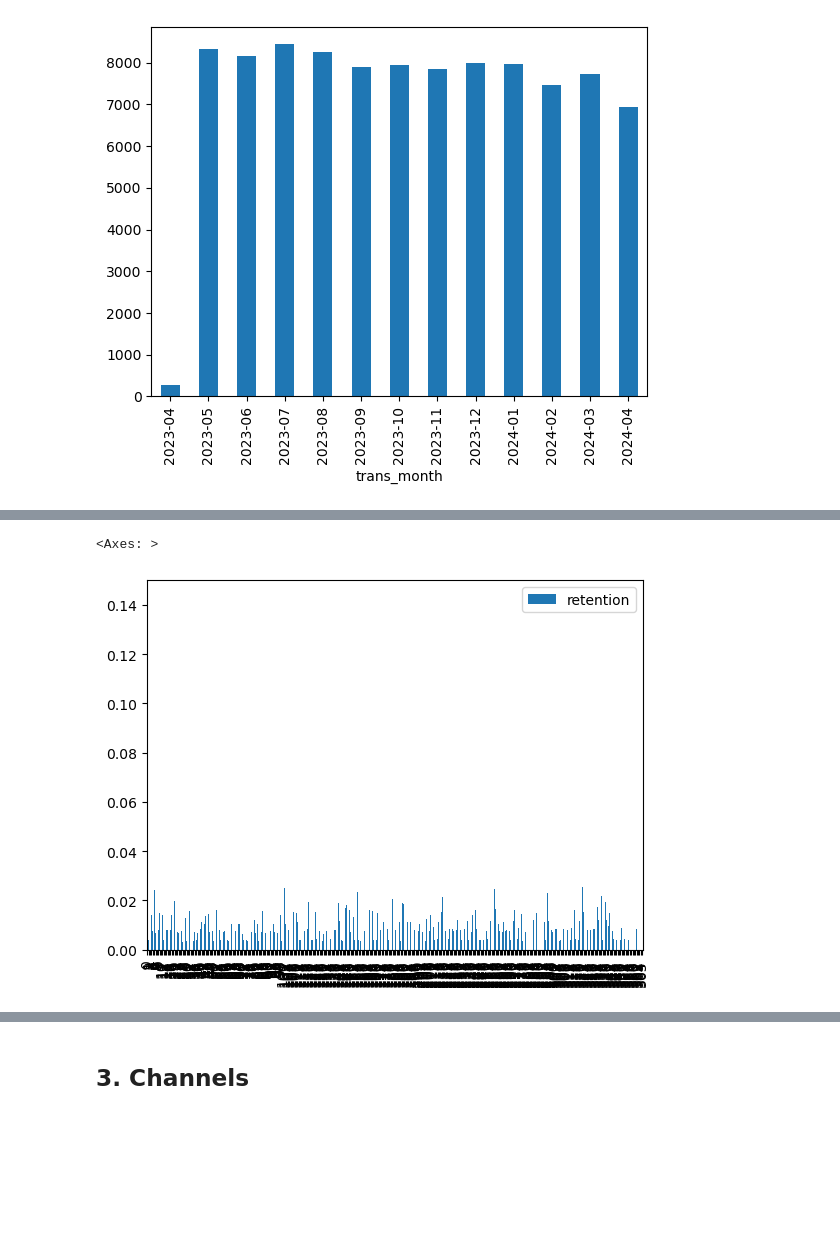
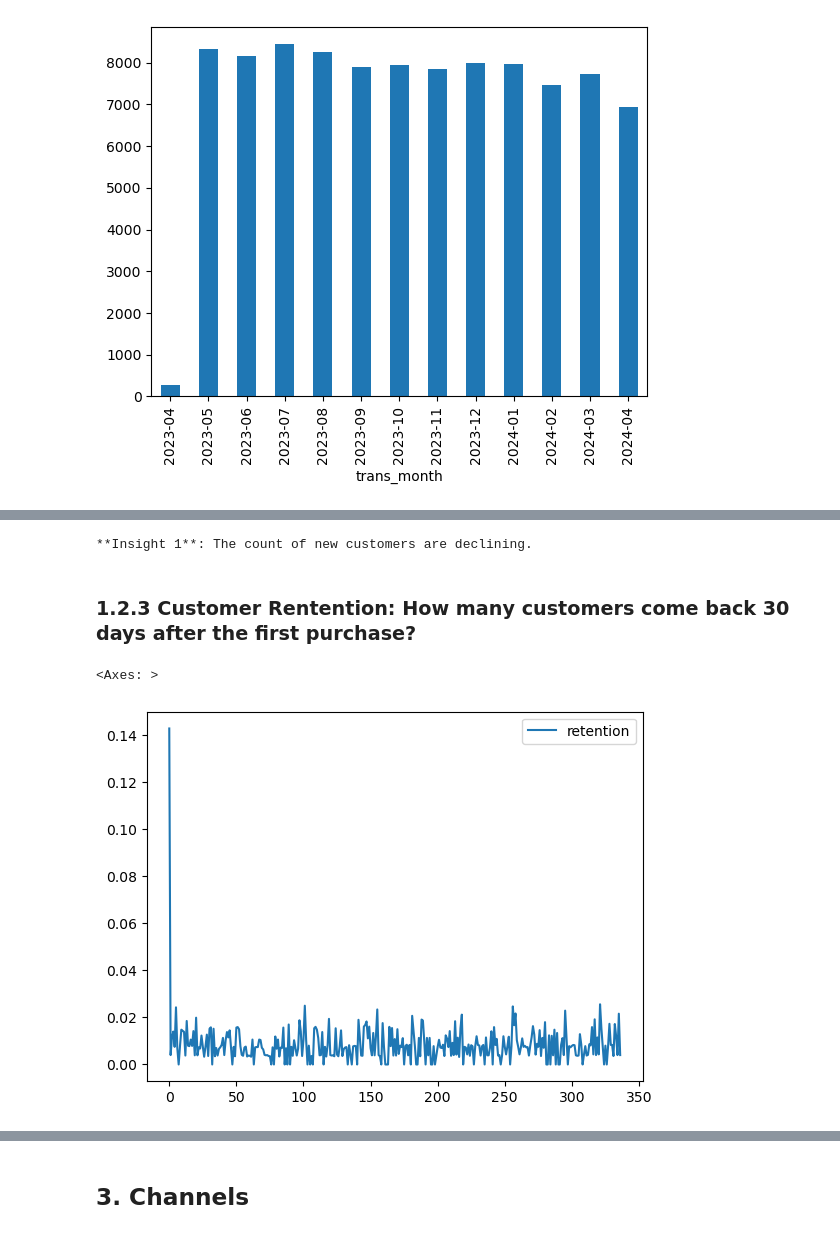
Before and after one commit to Yanxin-Ye/ml-ops-notes, a Jupyter notebook: designing-ml-systems/retail-transactions/visualization_and_insights.ipynb, the cells around one changed output, grey strips where cells are left out. Saved outputs shown, nothing was run; the diff lists cells and outputs as text; code cells hidden in the pictures; blank space fills up the shorter version.

```diff
--- a/designing-ml-systems/retail-transactions/visualization_and_insights.ipynb
+++ b/designing-ml-systems/retail-transactions/visualization_and_insights.ipynb
@@ -122,0 +99,6 @@ install_dates_agg.columns = ["first_trans_date", "cnt"]
+# %%
+print("**Insight 1**: The count of new customers are declining.")
+# %% [output]
+**Insight 1**: The count of new customers are declining.
+# %% [markdown]
+### 1.2.3 Customer Rentention: How many customers come back 30 days after the first purchase?
@@ -123,10 +121,15 @@ install_dates_agg.columns = ["first_trans_date", "cnt"]
 # %%
+install_dates_agg = install_dates.groupby(["first_trans_date"]).size().reset_index()
+install_dates_agg.columns = ["first_trans_date", "cnt"]
+
 daily_retention = pd.merge(install_dates_agg, return_customers, on="first_trans_date", how="left")
 daily_retention["return_cnt"] = daily_retention["return_cnt"].fillna(0)
 daily_retention["retention"] = daily_retention["return_cnt"]/daily_retention["cnt"]
 daily_retention["retention"] = daily_retention["retention"].apply(lambda x: round(x, 4))
+
+daily_retention = daily_retention.loc[0:len(daily_retention)-30]
+
+daily_retention[["first_trans_date", "retention"]].plot(kind="line")
+# %% [output]
+<Axes: >
+[figure, added]
-# %%
-daily_retention[["first_trans_date", "retention"]].plot(kind="bar")
-# %% [output]
-<Axes: >
-[figure, removed]
```
Also changed, not shown: parts of 24 cells of this notebook.
